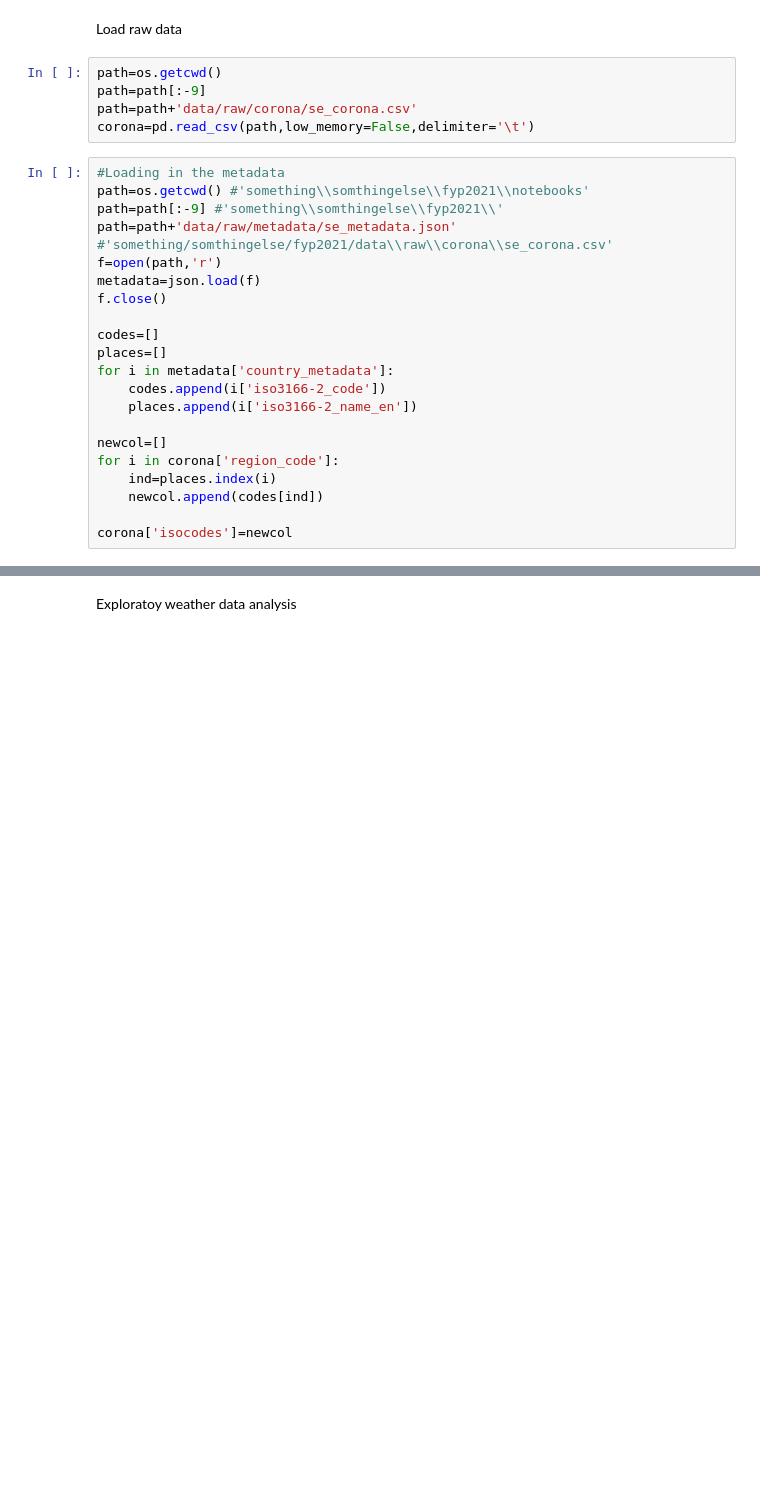
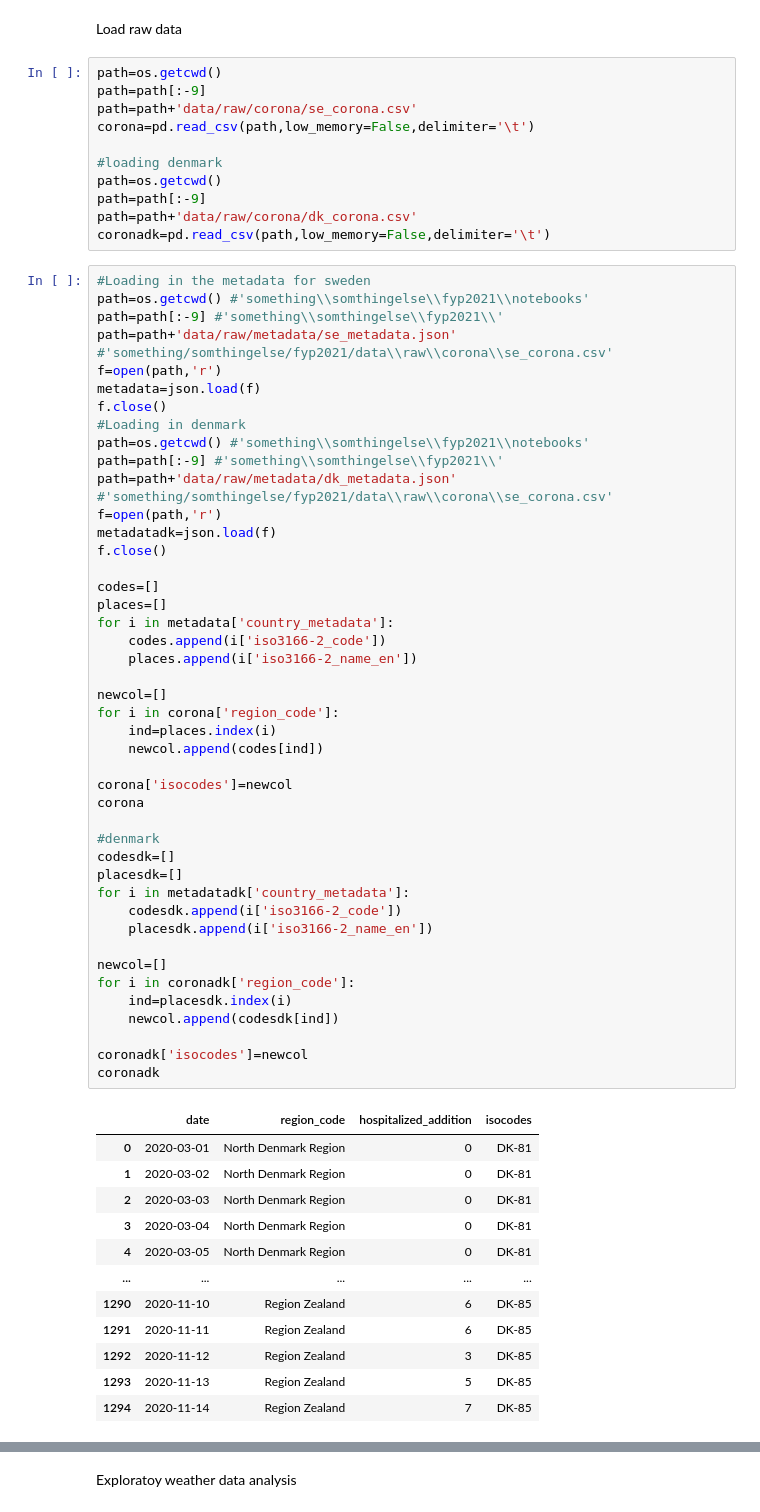
Before and after one commit to Ivpe1975/fyp2021p02g07, a Jupyter notebook: notebooks/DataAnalysis.ipynb, the cells around one changed output, grey strips where cells are left out. Cells and saved outputs as stored; diff of their text form; blank space fills up the shorter version.

Commit message:
added denmark and further statistical analysis

```diff
--- a/notebooks/DataAnalysis.ipynb
+++ b/notebooks/DataAnalysis.ipynb
@@ -18,24 +18,66 @@ path=os.getcwd()
 path=path[:-9]
 path=path+'data/raw/corona/se_corona.csv'
 corona=pd.read_csv(path,low_memory=False,delimiter='\t')
+
+#loading denmark
+path=os.getcwd()
+path=path[:-9]
+path=path+'data/raw/corona/dk_corona.csv'
+coronadk=pd.read_csv(path,low_memory=False,delimiter='\t')
 # %%
-#Loading in the metadata
+#Loading in the metadata for sweden
 path=os.getcwd() #'something\\somthingelse\\fyp2021\\notebooks'
 path=path[:-9] #'something\\somthingelse\\fyp2021\\'
 path=path+'data/raw/metadata/se_metadata.json' #'something/somthingelse/fyp2021/data\\raw\\corona\\se_corona.csv'
 f=open(path,'r')
 metadata=json.load(f)
+f.close()
+#Loading in denmark
+path=os.getcwd() #'something\\somthingelse\\fyp2021\\notebooks'
+path=path[:-9] #'something\\somthingelse\\fyp2021\\'
+path=path+'data/raw/metadata/dk_metadata.json' #'something/somthingelse/fyp2021/data\\raw\\corona\\se_corona.csv'
+f=open(path,'r')
+metadatadk=json.load(f)
 f.close()
 
 codes=[]
 places=[]
 for i in metadata['country_metadata']:
     codes.append(i['iso3166-2_code'])
     places.append(i['iso3166-2_name_en'])
 
 newcol=[]
 for i in corona['region_code']:
     ind=places.index(i)
     newcol.append(codes[ind])
 
 corona['isocodes']=newcol
+corona
+
+#denmark
+codesdk=[]
+placesdk=[]
+for i in metadatadk['country_metadata']:
+    codesdk.append(i['iso3166-2_code'])
+    placesdk.append(i['iso3166-2_name_en'])
+
+newcol=[]
+for i in coronadk['region_code']:
+    ind=placesdk.index(i)
+    newcol.append(codesdk[ind])
+
+coronadk['isocodes']=newcol
+coronadk
+# %% [output]
+|  | date | region_code | hospitalized_addition | isocodes |
+| 0 | 2020-03-01 | North Denmark Region | 0 | DK-81 |
+| 1 | 2020-03-02 | North Denmark Region | 0 | DK-81 |
+| 2 | 2020-03-03 | North Denmark Region | 0 | DK-81 |
+| 3 | 2020-03-04 | North Denmark Region | 0 | DK-81 |
+| 4 | 2020-03-05 | North Denmark Region | 0 | DK-81 |
+| ... | ... | ... | ... | ... |
+| 1290 | 2020-11-10 | Region Zealand | 6 | DK-85 |
+| 1291 | 2020-11-11 | Region Zealand | 6 | DK-85 |
+| 1292 | 2020-11-12 | Region Zealand | 3 | DK-85 |
+| 1293 | 2020-11-13 | Region Zealand | 5 | DK-85 |
+| 1294 | 2020-11-14 | Region Zealand | 7 | DK-85 |
```
Also changed, not shown: parts of 23 cells of this notebook.
